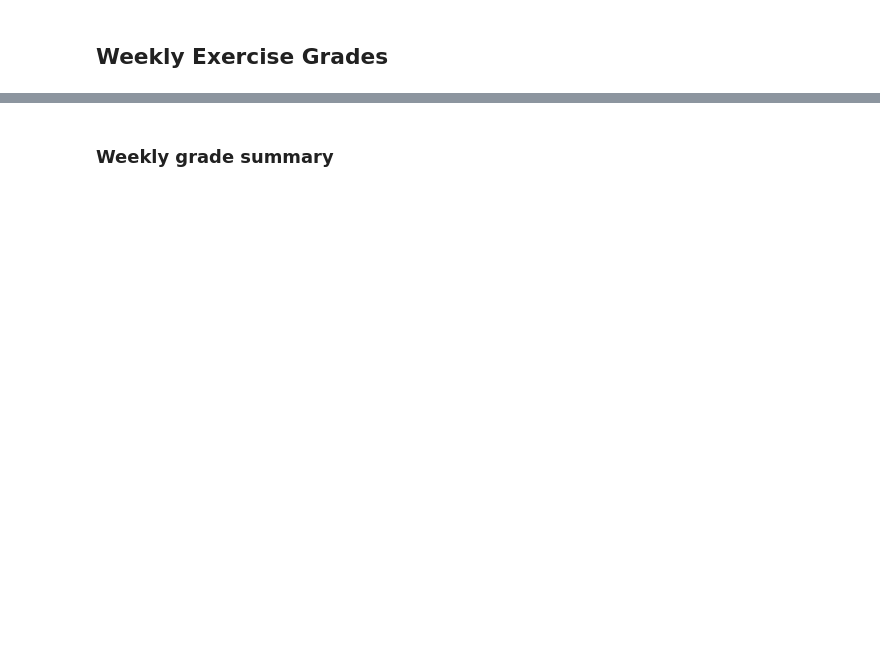
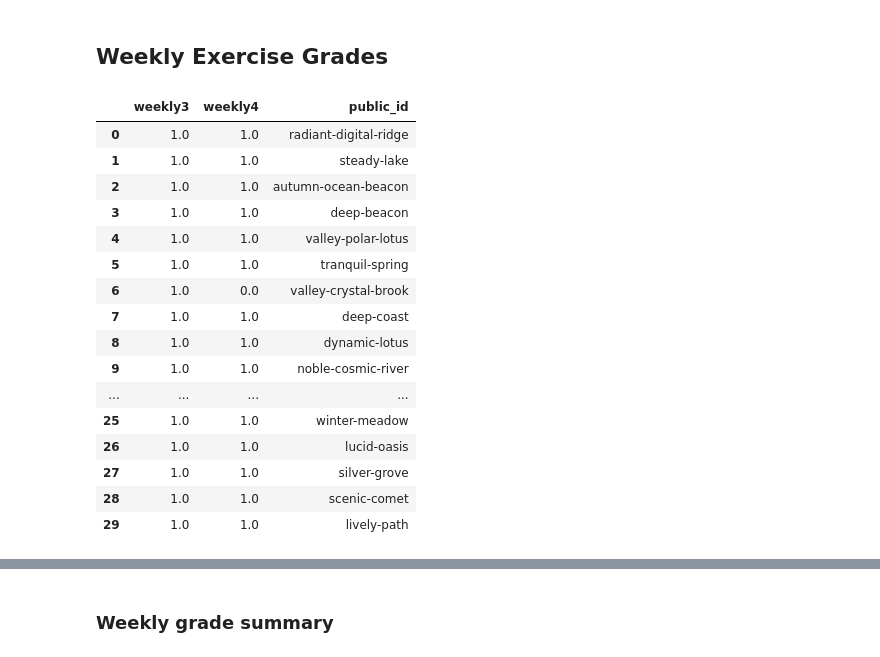
Before and after one commit to SU-IST707-SP25/student-grades-707, a Jupyter notebook: grade-overview.ipynb, the cells around one changed output, grey strips where cells are left out. Saved outputs shown, nothing was run; the diff lists cells and outputs as text; code cells hidden in the pictures; blank space fills up the shorter version.

```diff
--- a/grade-overview.ipynb
+++ b/grade-overview.ipynb
@@ -42,3 +124,27 @@ plt.show()
 # %% [markdown]
 ## Weekly Exercise Grades
+# %%
+weekly_grades = pd.read_csv("../IST707/grades/SU-IST707-SP25/master/all_weekly_grades.csv").fillna(0)
+
+
+final_weekly = weekly_grades.merge(roster,left_on="Student",right_on="github_id").drop(["Student","github_id"],axis=1)
+final_weekly
+# %% [output]
+|  | weekly3 | weekly4 | public_id |
+| 0 | 1.0 | 1.0 | radiant-digital-ridge |
+| 1 | 1.0 | 1.0 | steady-lake |
+| 2 | 1.0 | 1.0 | autumn-ocean-beacon |
+| 3 | 1.0 | 1.0 | deep-beacon |
+| 4 | 1.0 | 1.0 | valley-polar-lotus |
+| 5 | 1.0 | 1.0 | tranquil-spring |
+| 6 | 1.0 | 0.0 | valley-crystal-brook |
+| 7 | 1.0 | 1.0 | deep-coast |
+| 8 | 1.0 | 1.0 | dynamic-lotus |
+| 9 | 1.0 | 1.0 | noble-cosmic-river |
+| ... | ... | ... | ... |
+| 25 | 1.0 | 1.0 | winter-meadow |
+| 26 | 1.0 | 1.0 | lucid-oasis |
+| 27 | 1.0 | 1.0 | silver-grove |
+| 28 | 1.0 | 1.0 | scenic-comet |
+| 29 | 1.0 | 1.0 | lively-path |
 # %%
```
Also changed, not shown: parts of 9 cells of this notebook.
